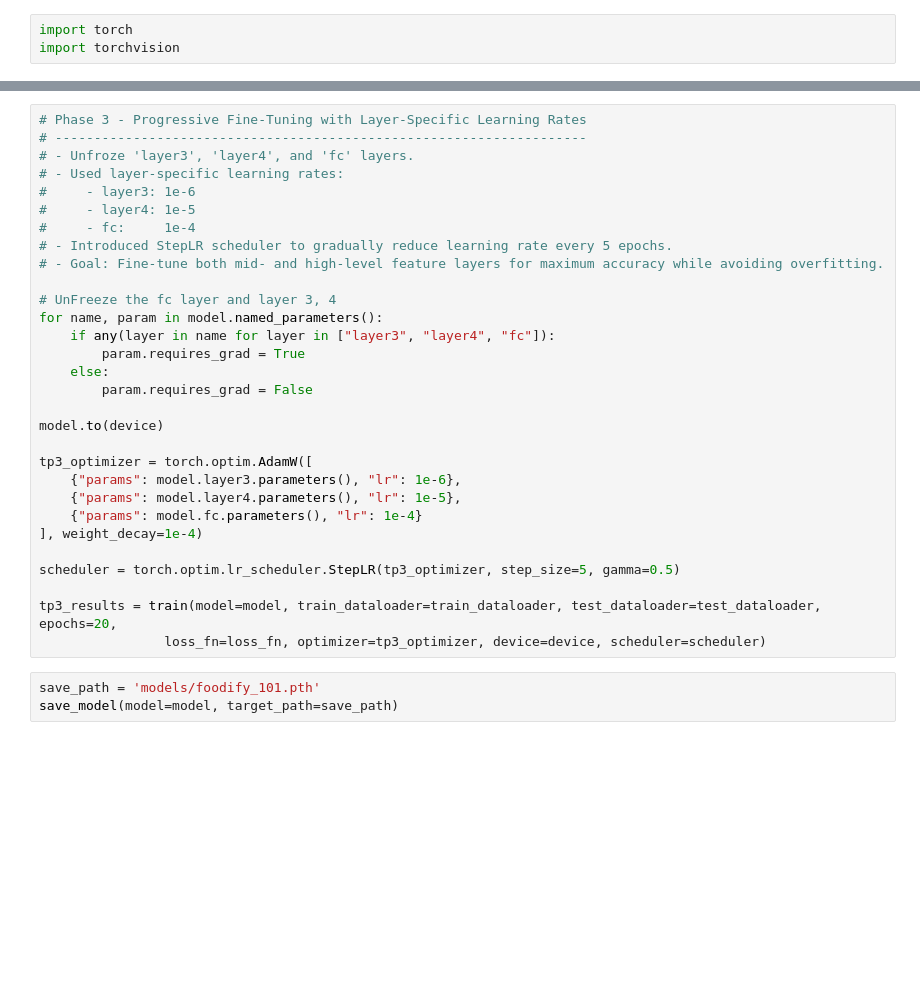
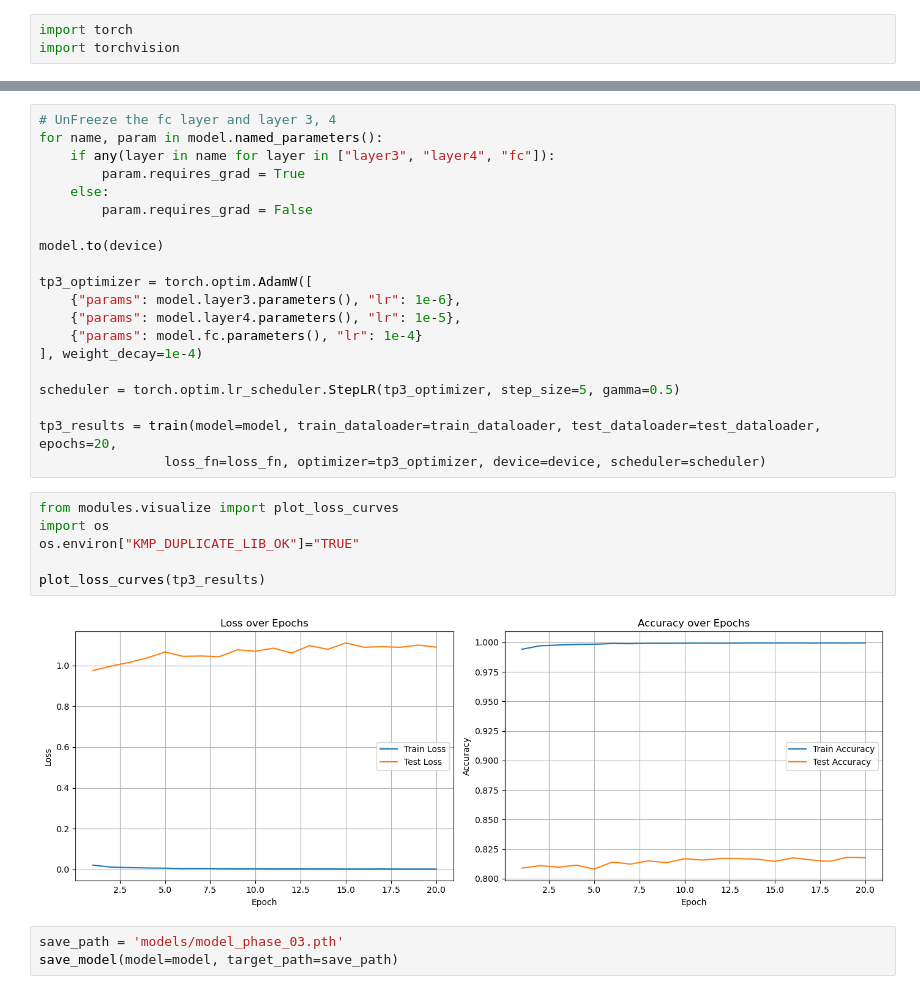
Before and after one commit to abishekmanoj/Foodify101, a Jupyter notebook: train.ipynb, the cells around one changed output, grey strips where cells are left out. Saved outputs shown, nothing was run; the diff lists cells and outputs as text; blank space fills up the shorter version.

```diff
--- a/train.ipynb
+++ b/train.ipynb
@@ -82,14 +114,4 @@ save_model(model=model, target_path=save_path)
 # %%
-# Phase 3 - Progressive Fine-Tuning with Layer-Specific Learning Rates
-# --------------------------------------------------------------------
-# - Unfroze 'layer3', 'layer4', and 'fc' layers.
-# - Used layer-specific learning rates:
-#     - layer3: 1e-6
-#     - layer4: 1e-5
-#     - fc:     1e-4
-# - Introduced StepLR scheduler to gradually reduce learning rate every 5 epochs.
-# - Goal: Fine-tune both mid- and high-level feature layers for maximum accuracy while avoiding overfitting.
-
 # UnFreeze the fc layer and layer 3, 4
 for name, param in model.named_parameters():
     if any(layer in name for layer in ["layer3", "layer4", "fc"]):
@@ -109,6 +131,14 @@ scheduler = torch.optim.lr_scheduler.StepLR(tp3_optimizer, step_size=5, gamma=0.
 
 tp3_results = train(model=model, train_dataloader=train_dataloader, test_dataloader=test_dataloader, epochs=20,
                 loss_fn=loss_fn, optimizer=tp3_optimizer, device=device, scheduler=scheduler)
+# %%
+from modules.visualize import plot_loss_curves
+import os
+os.environ["KMP_DUPLICATE_LIB_OK"]="TRUE"
+
+plot_loss_curves(tp3_results)
+# %% [output]
+[figure, added]
 # %%
-save_path = 'models/foodify_101.pth'
+save_path = 'models/model_phase_03.pth'
 save_model(model=model, target_path=save_path)
```
Also changed, not shown: parts of 15 cells of this notebook, 5 other files.
